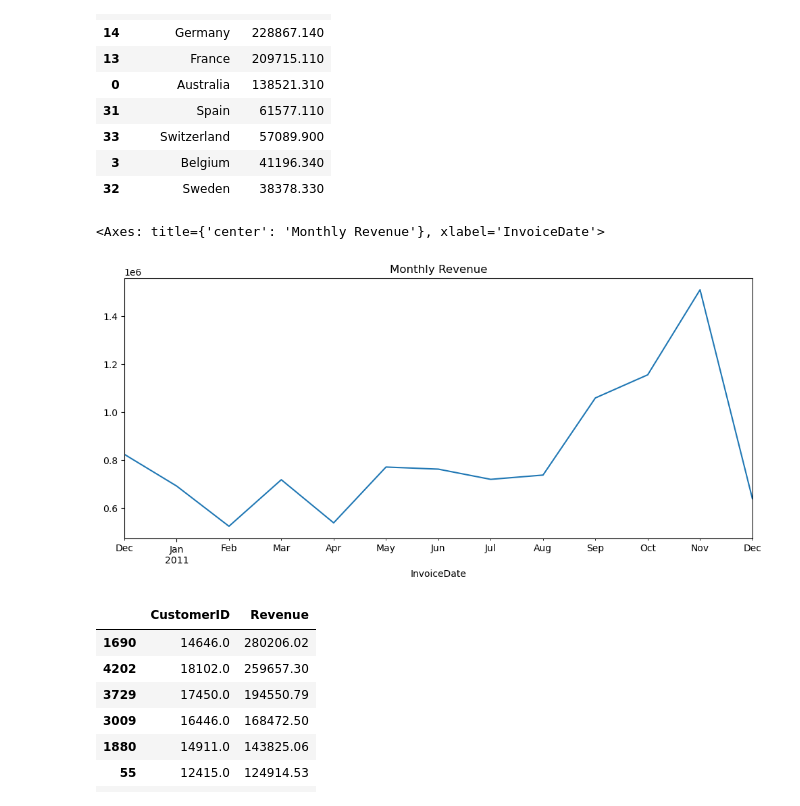
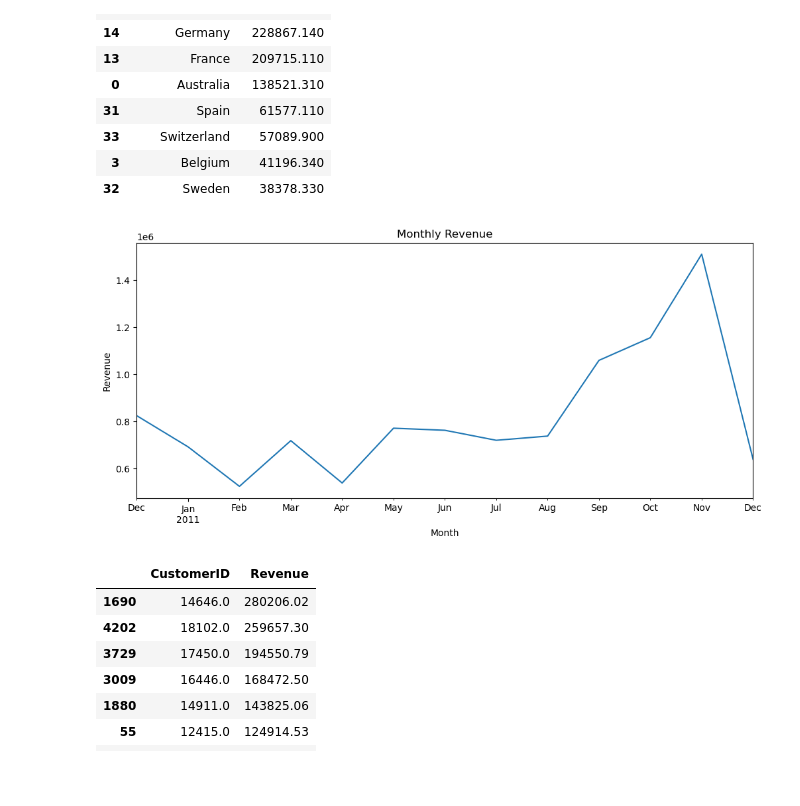
Before and after one commit to Zoey0227-code/rfm-basket-forecasting, a Jupyter notebook: 01_load_eda.ipynb, the cells around one changed output. Saved outputs shown, nothing was run; the diff lists cells and outputs as text; code cells hidden in the pictures; blank space fills up the shorter version.

Commit message:
upload updated notebook 001 with more graphs

```diff
--- a/01_load_eda.ipynb
+++ b/01_load_eda.ipynb
@@ -18,11 +18,11 @@ Use errors="coerce" when converting to numeric/datetime.
 Only drop NaNs in essential identifiers (InvoiceNo, StockCode, InvoiceDate).
 # %%
 import pandas as pd
+from pathlib import Path
+import matplotlib.pyplot as plt
 
-# Load dataset (encoding fix for UCI data)
-df = pd.read_csv("data.csv", encoding="latin-1")
-
-# Quick checks
-print("Rows:", df.shape[0], "Columns: ", df.shape[1])
-df.head()
+# figures folder next to this notebook / repo root
+outdir = (Path.cwd() / "figures").resolve()
+outdir.mkdir(parents=True, exist_ok=True)
+print("Saving images to:", outdir)
 # %% [output]
@@ -35,0 +35,7 @@ Rows: 541909 Columns:  8
+# %%
+# Load dataset (encoding fix for UCI data)
+df = pd.read_csv("data/data.csv", encoding="latin-1")
+
+# Quick checks
+print("Rows:", df.shape[0], "Columns: ", df.shape[1])
+df.head()
@@ -148,13 +178,17 @@ top_countries
 | 3 | Belgium | 41196.340 |
 | 32 | Sweden | 38378.330 |
 # %%
-#Monthly revenue Trendabs
+# Monthly revenue trends
+monthly = sales.groupby(sales["InvoiceDate"].dt.to_period("M"))["Revenue"].sum()
 
-monthly = sales.groupby(sales["InvoiceDate"].dt.to_period("M"))["Revenue"].sum()
-monthly.plot(kind="line", figsize=(12,5), title="Monthly Revenue")
+ax = monthly.plot(kind="line", figsize=(12, 5), title="Monthly Revenue")
+ax.set_xlabel("Month")
+ax.set_ylabel("Revenue")
+
+# Save from the figure behind this axis
+ax.get_figure().savefig(outdir / "monthly_revenue.png", dpi=300, bbox_inches="tight")
 # %% [output]
-<Axes: title={'center': 'Monthly Revenue'}, xlabel='InvoiceDate'>
-[figure, old version]
+[figure, new version]
 # %%
 #see how much each customer spends
 
```
Also changed, not shown: parts of 8 cells of this notebook.
